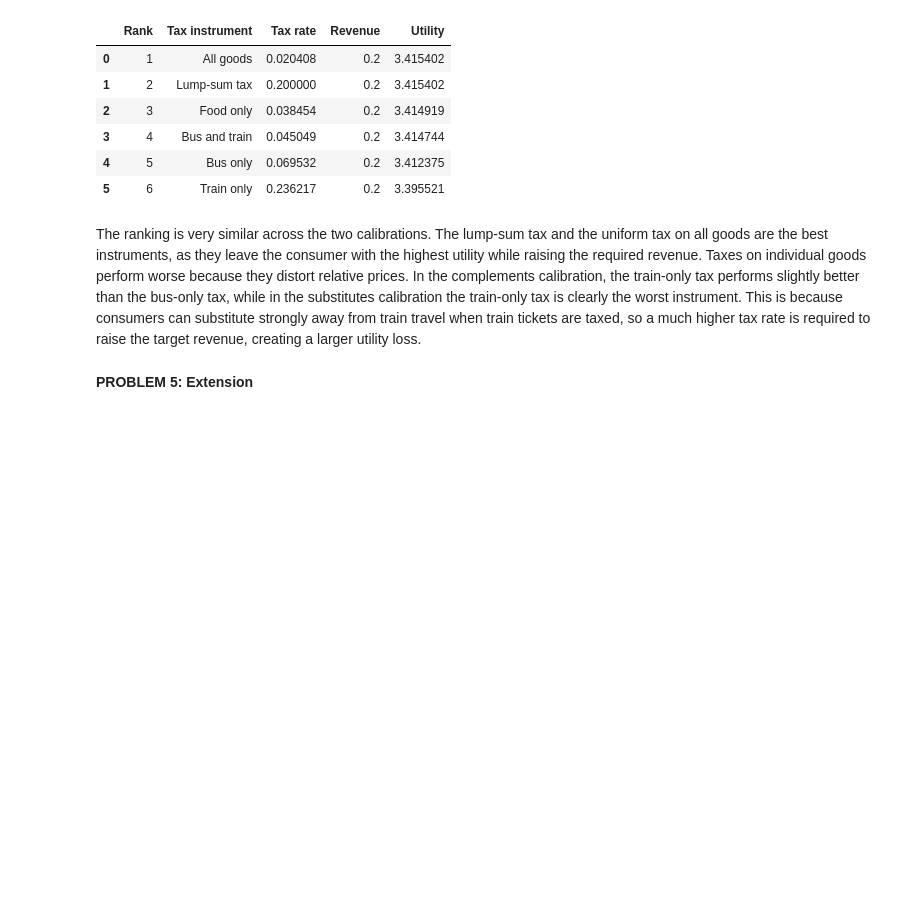
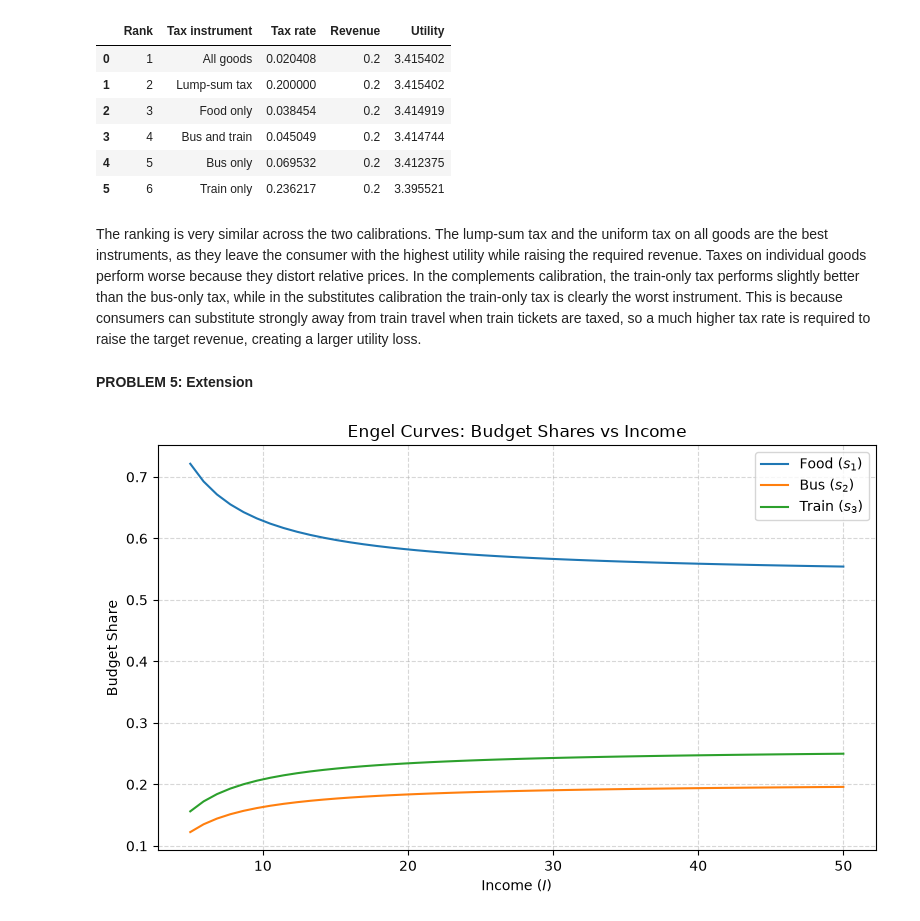
Before and after one commit to NumEconCopenhagen/projects-2024-group67, a Jupyter notebook: modelproject/model_project_afl2.ipynb, the cells around one changed output. Saved outputs shown, nothing was run; the diff lists cells and outputs as text; code cells hidden in the pictures; blank space fills up the shorter version.

Commit message:
engel

```diff
--- a/modelproject/model_project_afl2.ipynb
+++ b/modelproject/model_project_afl2.ipynb
@@ -965,3 +961,55 @@ display(
 The ranking is very similar across the two calibrations. The lump-sum tax and the uniform tax on all goods are the best instruments, as they leave the consumer with the highest utility while raising the required revenue. Taxes on individual goods perform worse because they distort relative prices. In the complements calibration, the train-only tax performs slightly better than the bus-only tax, while in the substitutes calibration the train-only tax is clearly the worst instrument. This is because consumers can substitute strongly away from train travel when train tickets are taxed, so a much higher tax rate is required to raise the target revenue, creating a larger utility loss.
 # %% [markdown]
 **PROBLEM 5: Extension**
+# %%
+# a. imports
+from ExtendedConsumer import ExtendedConsumerClass
+
+# b. setup the extended model
+model_ext = ExtendedConsumerClass(par={'sigma_B': 0.40}) # Using Complements
+
+# c. define income grid
+incomes = np.linspace(5.0, 50.0, 50)
+
+# d. initialize result arrays
+s1_shares = np.zeros(len(incomes))
+s2_shares = np.zeros(len(incomes))
+s3_shares = np.zeros(len(incomes))
+
+# e. loop over incomes and solve
+for i, I_val in enumerate(incomes):
+
+    # i. update income parameter
+    model_ext.par.I = I_val
+
+    # ii. solve model
+    sol = model_ext.solve(do_print=False)
+
+    # iii. extract quantities
+    x1, x2, x3 = model_ext.quantities(sol.s1, sol.w)
+
+    # iv. compute actual budget shares (spending / total income)
+    s1_shares[i] = (model_ext.par.p1 * x1) / I_val
+    s2_shares[i] = (model_ext.par.p2 * x2) / I_val
+    s3_shares[i] = (model_ext.par.p3 * x3) / I_val
+
+# f. plot the Engel curves (budget shares)
+fig, ax = plt.subplots(figsize=(8, 5))
+
+# i. plot lines
+ax.plot(incomes, s1_shares, label='Food ($s_1$)')
+ax.plot(incomes, s2_shares, label='Bus ($s_2$)')
+ax.plot(incomes, s3_shares, label='Train ($s_3$)')
+
+# ii. format plot
+ax.set_title('Engel Curves: Budget Shares vs Income')
+ax.set_xlabel('Income ($I$)')
+ax.set_ylabel('Budget Share')
+ax.legend()
+ax.grid(True, ls='--', alpha=0.5)
+
+# iii. show plot
+plt.tight_layout()
+plt.show()
+# %% [output]
+[figure, added]
```
Also changed, not shown: parts of 1 cell of this notebook.
